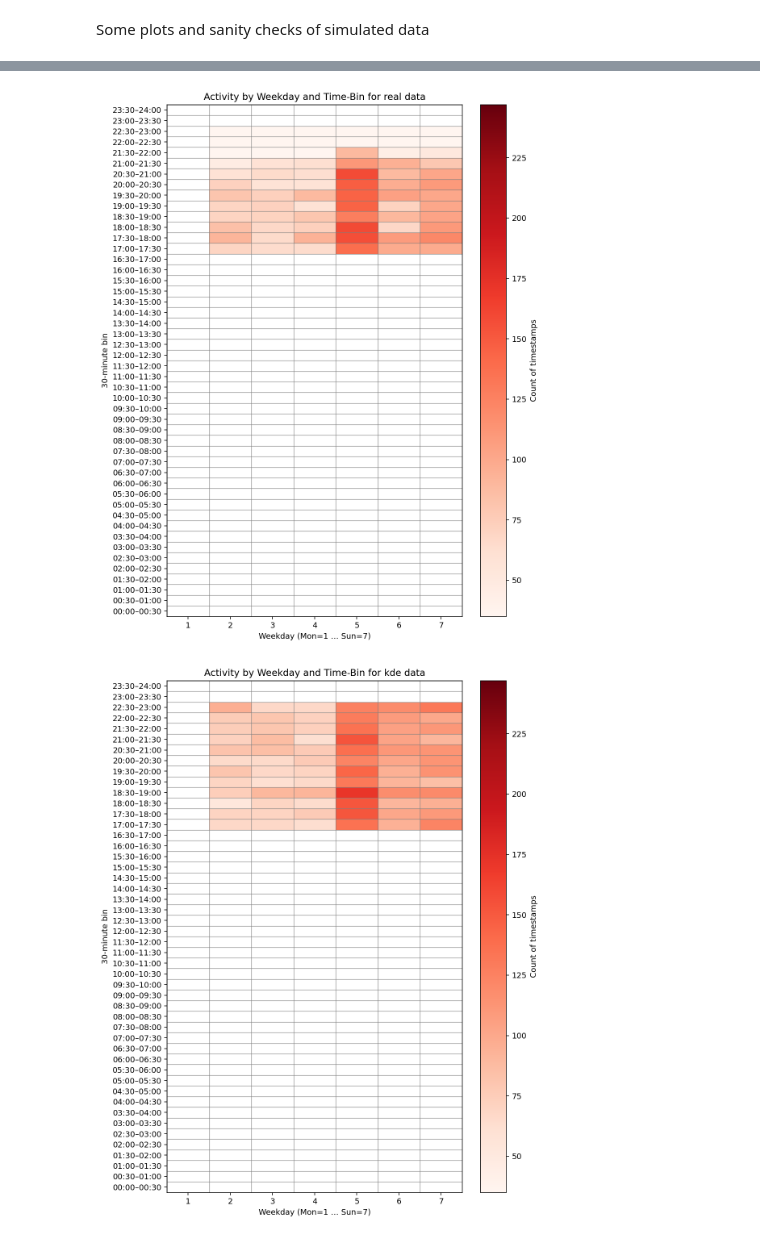
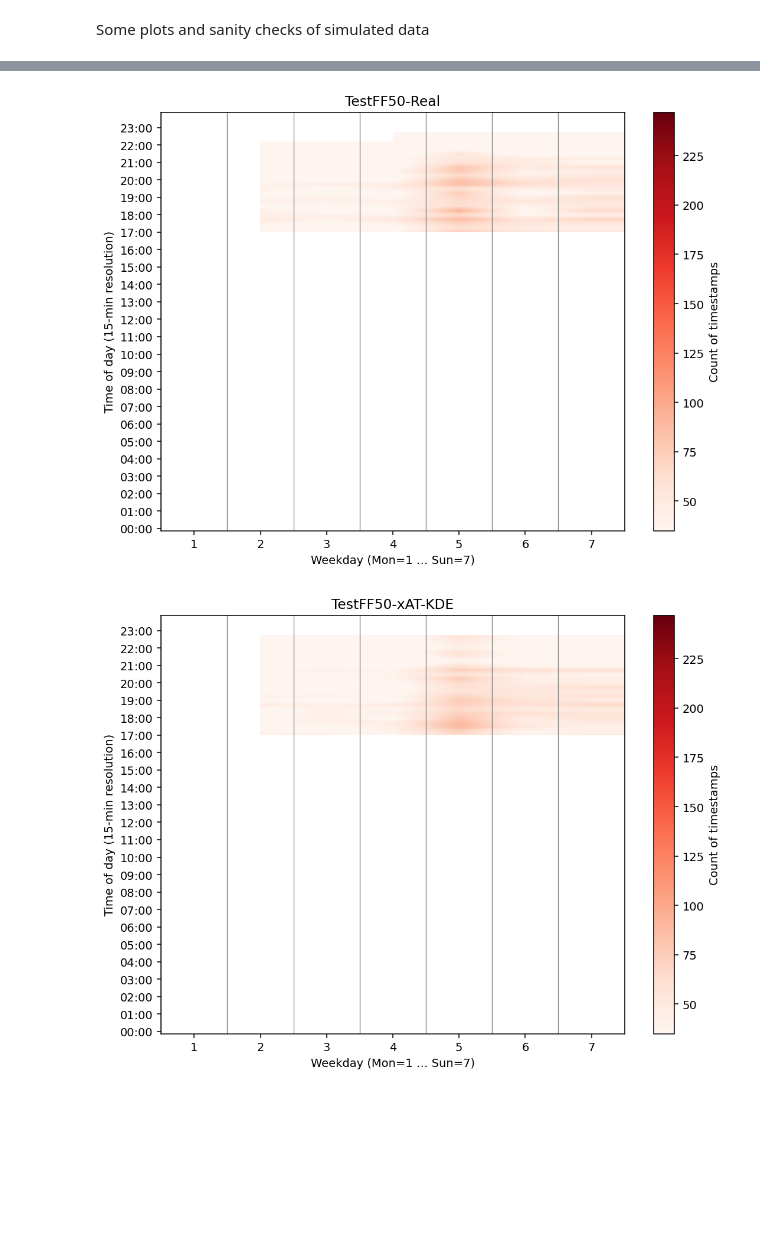
Before and after one commit to chuvii05/xAT-KDE-Open-Source, a Jupyter notebook: diagnostics/investigations.ipynb, the cells around one changed output, grey strips where cells are left out. Cells and saved outputs as stored; diff of their text form; code cells hidden in the pictures; blank space fills up the shorter version.

```diff
--- a/diagnostics/investigations.ipynb
+++ b/diagnostics/investigations.ipynb
@@ -292,22 +342,22 @@ plt.show()
 # %%
-fig, ax, counts = make_weekday_time_heatmap_30min(full_cvs_df.loc[start_date:end_date],
+fig, ax, counts = make_weekday_time_heatmap_continuous(full_cvs_df.loc[start_date:end_date],
                                             "timestamp",
-                                            bin_minutes=30,
+                                            bin_minutes=15,
                                             vmin_value=full_cvs_df.loc[start_date:end_date].groupby('date').agg('count').min()[0],
                                             vmax_value=full_cvs_df.loc[start_date:end_date].groupby('date').agg('count').max()[0],
-                                            title='Activity by Weekday and Time-Bin for real data')
+                                            title=f'{fn}-Real', start_hour=0, end_hour=24)
 plt.show()
 # %% [output]
-[figure, old version]
+[figure, new version]
 # %%
-fig, ax, counts = make_weekday_time_heatmap_30min(kde_csv_df,
+fig, ax, counts = make_weekday_time_heatmap_continuous(kde_csv_df,
                                             "timestamp",
-                                            bin_minutes=30,
+                                            bin_minutes=15,
                                             vmin_value=full_cvs_df.loc[start_date:end_date].groupby('date').agg('count').min()[0],
                                             vmax_value=full_cvs_df.loc[start_date:end_date].groupby('date').agg('count').max()[0],
-                                            title='Activity by Weekday and Time-Bin for kde data')
+                                            title=f'{fn}-xAT-KDE', start_hour=0, end_hour=24)
 plt.show()
 # %% [output]
-[figure, old version]
+[figure, new version]
 # %%
 plt.figure(figsize=(14,4))
```
Also changed, not shown: parts of 7 cells of this notebook, 2 other files.
